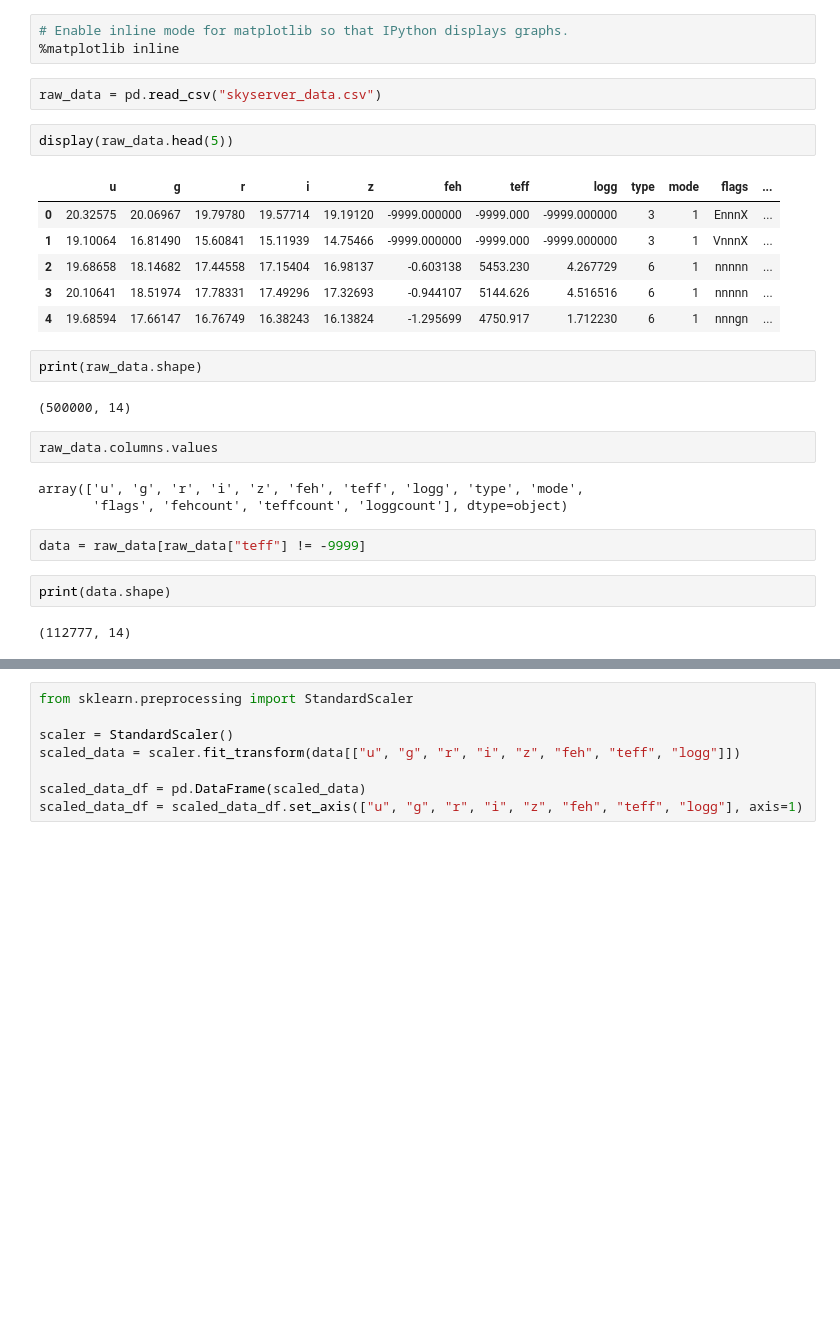
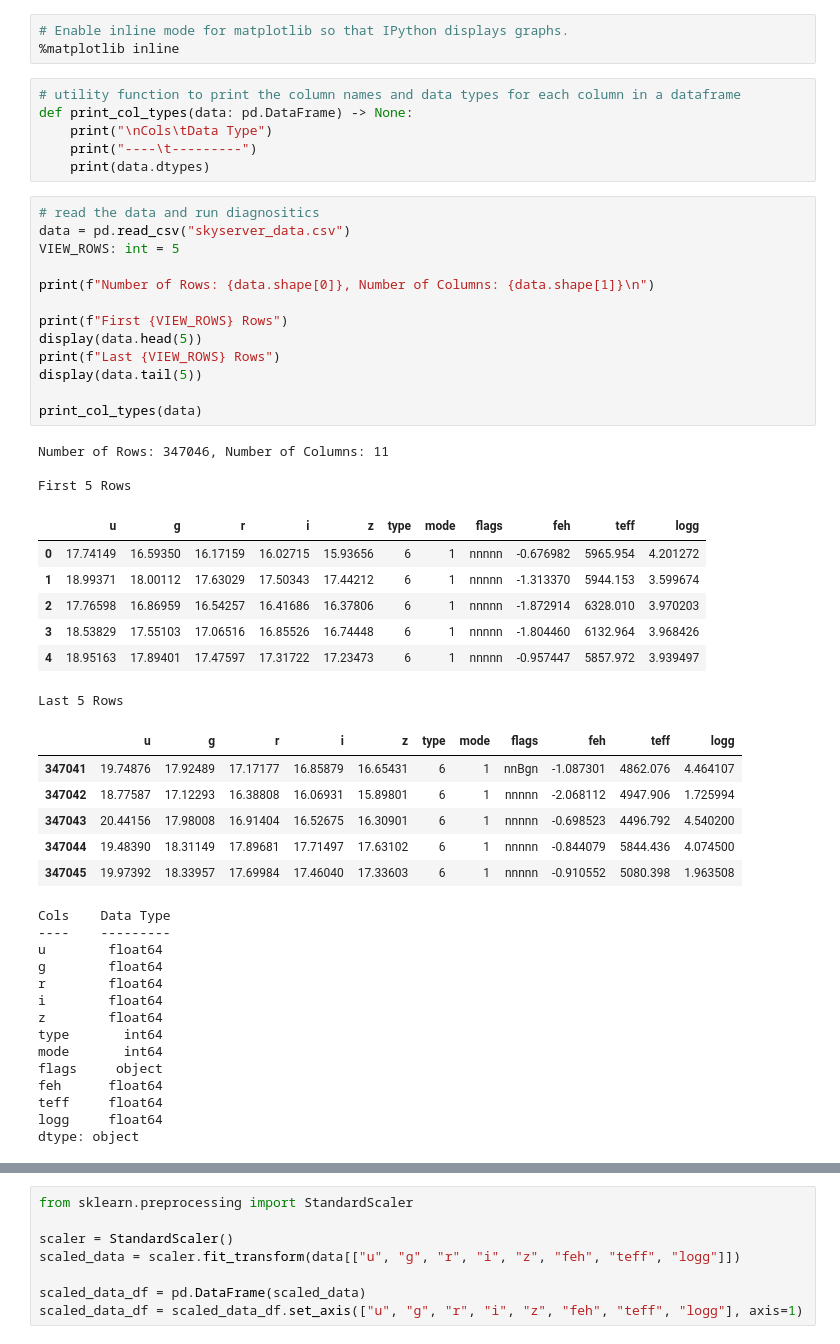
Before and after one commit to Reego/ml-project, a Jupyter notebook: main.ipynb, the cells around one changed output, grey strips where cells are left out. Saved outputs shown, nothing was run; the diff lists cells and outputs as text; blank space fills up the shorter version.

```diff
--- a/main.ipynb
+++ b/main.ipynb
@@ -15,29 +23,53 @@ from scipy.spatial.distance import pdist, cdist
 # %%
 # Enable inline mode for matplotlib so that IPython displays graphs.
 %matplotlib inline
+# %%
+# utility function to print the column names and data types for each column in a dataframe
+def print_col_types(data: pd.DataFrame) -> None:
+    print("\nCols\tData Type")
+    print("----\t---------")
+    print(data.dtypes)
 # %%
-raw_data = pd.read_csv("skyserver_data.csv")
+# read the data and run diagnositics
+data = pd.read_csv("skyserver_data.csv")
+VIEW_ROWS: int = 5
+
+print(f"Number of Rows: {data.shape[0]}, Number of Columns: {data.shape[1]}\n")
+
+print(f"First {VIEW_ROWS} Rows")
+display(data.head(5))
+print(f"Last {VIEW_ROWS} Rows")
+display(data.tail(5))
+
+print_col_types(data)
+# %% [output]
+Number of Rows: 347046, Number of Columns: 11
+
+First 5 Rows
+|  | u | g | r | i | z | type | mode | flags | feh | teff | logg |
+| 0 | 17.74149 | 16.59350 | 16.17159 | 16.02715 | 15.93656 | 6 | 1 | nnnnn | -0.676982 | 5965.954 | 4.201272 |
+| 1 | 18.99371 | 18.00112 | 17.63029 | 17.50343 | 17.44212 | 6 | 1 | nnnnn | -1.313370 | 5944.153 | 3.599674 |
+| 2 | 17.76598 | 16.86959 | 16.54257 | 16.41686 | 16.37806 | 6 | 1 | nnnnn | -1.872914 | 6328.010 | 3.970203 |
+| 3 | 18.53829 | 17.55103 | 17.06516 | 16.85526 | 16.74448 | 6 | 1 | nnnnn | -1.804460 | 6132.964 | 3.968426 |
+| 4 | 18.95163 | 17.89401 | 17.47597 | 17.31722 | 17.23473 | 6 | 1 | nnnnn | -0.957447 | 5857.972 | 3.939497 |
+Last 5 Rows
+|  | u | g | r | i | z | type | mode | flags | feh | teff | logg |
+| 347041 | 19.74876 | 17.92489 | 17.17177 | 16.85879 | 16.65431 | 6 | 1 | nnBgn | -1.087301 | 4862.076 | 4.464107 |
+| 347042 | 18.77587 | 17.12293 | 16.38808 | 16.06931 | 15.89801 | 6 | 1 | nnnnn | -2.068112 | 4947.906 | 1.725994 |
+| 347043 | 20.44156 | 17.98008 | 16.91404 | 16.52675 | 16.30901 | 6 | 1 | nnnnn | -0.698523 | 4496.792 | 4.540200 |
+| 347044 | 19.48390 | 18.31149 | 17.89681 | 17.71497 | 17.63102 | 6 | 1 | nnnnn | -0.844079 | 5844.436 | 4.074500 |
+| 347045 | 19.97392 | 18.33957 | 17.69984 | 17.46040 | 17.33603 | 6 | 1 | nnnnn | -0.910552 | 5080.398 | 1.963508 |
+Cols    Data Type
+----    ---------
+u        float64
+g        float64
+r        float64
+i        float64
+z        float64
+type       int64
+mode       int64
+flags     object
+feh      float64
+teff     float64
+logg     float64
+dtype: object
-# %%
-display(raw_data.head(5))
-# %% [output]
-|  | u | g | r | i | z | feh | teff | logg | type | mode | flags | ... |
-| 0 | 20.32575 | 20.06967 | 19.79780 | 19.57714 | 19.19120 | -9999.000000 | -9999.000 | -9999.000000 | 3 | 1 | EnnnX | ... |
-| 1 | 19.10064 | 16.81490 | 15.60841 | 15.11939 | 14.75466 | -9999.000000 | -9999.000 | -9999.000000 | 3 | 1 | VnnnX | ... |
-| 2 | 19.68658 | 18.14682 | 17.44558 | 17.15404 | 16.98137 | -0.603138 | 5453.230 | 4.267729 | 6 | 1 | nnnnn | ... |
-| 3 | 20.10641 | 18.51974 | 17.78331 | 17.49296 | 17.32693 | -0.944107 | 5144.626 | 4.516516 | 6 | 1 | nnnnn | ... |
-| 4 | 19.68594 | 17.66147 | 16.76749 | 16.38243 | 16.13824 | -1.295699 | 4750.917 | 1.712230 | 6 | 1 | nnngn | ... |
-# %%
-print(raw_data.shape)
-# %% [output]
-(500000, 14)
-# %%
-raw_data.columns.values
-# %% [output]
-array(['u', 'g', 'r', 'i', 'z', 'feh', 'teff', 'logg', 'type', 'mode',
-       'flags', 'fehcount', 'teffcount', 'loggcount'], dtype=object)
-# %%
-data = raw_data[raw_data["teff"] != -9999]
-# %%
-print(data.shape)
-# %% [output]
-(112777, 14)
```
Also changed, not shown: parts of 12 cells of this notebook.
